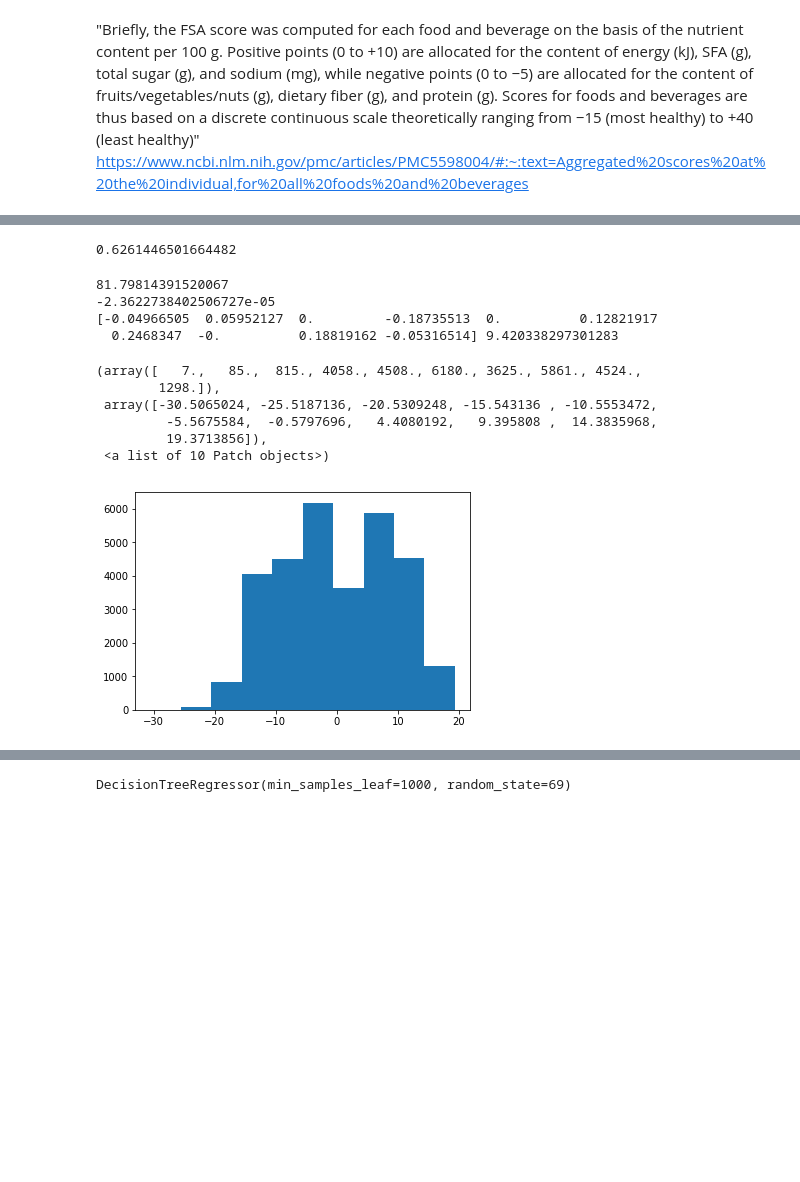
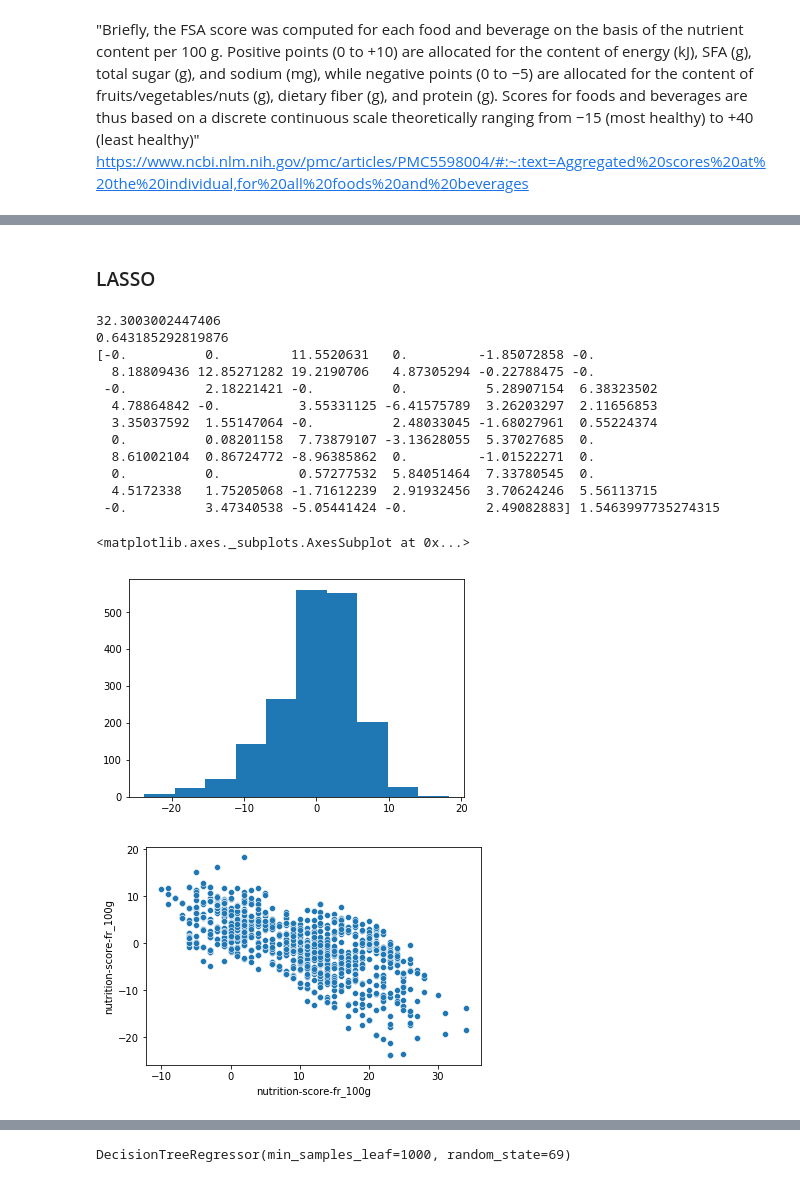
Before and after one commit to gabet2/STAT542, a Jupyter notebook: sguo/2_Supervised.ipynb, the cells around one changed output, grey strips where cells are left out. Saved outputs shown, nothing was run; the diff lists cells and outputs as text; code cells hidden in the pictures; blank space fills up the shorter version.

Commit message:
Running supervised algorithms with reduced dataset; LASSO, Random Forest, xgboost are the main ones. Both TFIDF and count vectorizer

```diff
--- a/sguo/2_Supervised.ipynb
+++ b/sguo/2_Supervised.ipynb
@@ -118,0 +149,16 @@ https://www.ncbi.nlm.nih.gov/pmc/articles/PMC5598004/#:~:text=Aggregated%20score
+# %%
+vectorizer = text.TfidfVectorizer(strip_accents="unicode",stop_words=my_stop_words, \
+                                  ngram_range=(1,1),max_features=30, \
+                                  encoding="utf-8", token_pattern=r"(?u)\S\S+")
+# vectorizer = text.CountVectorizer(strip_accents="unicode",stop_words=my_stop_words, \
+#                                   ngram_range=(1,1),max_features=30, \
+#                                   encoding="utf-8", token_pattern=r"(?u)\S\S+")
+vectors = vectorizer.fit_transform(df_clean["ingredients_text"])
+feature_names = vectorizer.get_feature_names()
+# print(len(feature_names))
+dense = vectors.todense()
+
+feature_names = ["ING:"+fn for fn in feature_names]
+df_ingre_features = pd.DataFrame(dense, columns=feature_names)
+
+display(df_ingre_features)
@@ -118,0 +179,6 @@ https://www.ncbi.nlm.nih.gov/pmc/articles/PMC5598004/#:~:text=Aggregated%20score
+# %%
+df_features = pd.concat([df_additive_features, df_ingre_features, df_clean["nutrition-score-fr_100g"]], axis=1)
+df_features=df_features.drop(["ADD:--"],axis=1) # drop this, it's a garbage attribute
+display(df_features)
+# df_features.to_csv("../data/count_features.csv")
+df_features.to_csv("../data/tfidf_features.csv")
@@ -126,8 +205,13 @@ print(min(df_features["nutrition-score-uk_100g"]), max(df_features["nutrition-sc
 # %%
 from sklearn.model_selection import train_test_split
 
-train, test = train_test_split(df_features, test_size=0.3, random_state=69)
+train, test = train_test_split(df_features, test_size=0.15, random_state=69)
 
 print(train.shape, test.shape)
 display(train)
+
+display(df_features.describe())
+
+baseline_mse = np.mean( (test["nutrition-score-fr_100g"] - np.mean(train["nutrition-score-fr_100g"]))**2 )
+print(baseline_mse)
 # %% [output]
@@ -181,36 +261,34 @@ From some quick TSNE of data samples, the separation by nutrition scores seems v
-# %%
-from sklearn.decomposition import TruncatedSVD
-
-tsvd = TruncatedSVD(n_components=10, n_iter=10, random_state=69)
-tsvd.fit(train.iloc[:,:-1])
-print(tsvd.explained_variance_ratio_)
-print(tsvd.explained_variance_ratio_.sum())
-# %% [output]
-0.6261446501664482
+# %% [markdown]
+### LASSO
 # %%
 from sklearn.linear_model import Lasso
 
-X_train_transformed = tsvd.transform(train.iloc[:,:-1])
-X_test_transformed = tsvd.transform(test.iloc[:,:-1])
-
 lasso = Lasso(alpha=0.01, max_iter=1000, tol=1e-4, random_state=69, selection="random")
-lasso.fit(X_train_transformed, train["nutrition-score-uk_100g"])
-lasso_resid = lasso.predict(X_test_transformed)-test["nutrition-score-uk_100g"]
+lasso.fit(train.iloc[:,:-1], train["nutrition-score-fr_100g"])
+lasso_resid = lasso.predict(test.iloc[:,:-1])-test["nutrition-score-fr_100g"]
 
 print(np.mean((lasso_resid)**2) )
-print(lasso.score(X_test_transformed, test["nutrition-score-uk_100g"]))
+print(lasso.score(test.iloc[:,:-1], test["nutrition-score-fr_100g"]))
 print(lasso.coef_, lasso.intercept_)
 
+plt.figure()
 plt.hist(lasso_resid)
+
+plt.figure()
+sns.scatterplot(test["nutrition-score-fr_100g"] , lasso_resid)
 # %% [output]
-81.79814391520067
--2.3622738402506727e-05
-[-0.04966505  0.05952127  0.         -0.18735513  0.          0.12821917
-  0.2468347  -0.          0.18819162 -0.05316514] 9.420338297301283
+32.3003002447406
+0.643185292819876
+[-0.          0.         11.5520631   0.         -1.85072858 -0.
+  8.18809436 12.85271282 19.2190706   4.87305294 -0.22788475 -0.
+ -0.          2.18221421 -0.          0.          5.28907154  6.38323502
+  4.78864842 -0.          3.55331125 -6.41575789  3.26203297  2.11656853
+  3.35037592  1.55147064 -0.          2.48033045 -1.68027961  0.55224374
+  0.          0.08201158  7.73879107 -3.13628055  5.37027685  0.
+  8.61002104  0.86724772 -8.96385862  0.         -1.01522271  0.
+  0.          0.          0.57277532  5.84051464  7.33780545  0.
+  4.5172338   1.75205068 -1.71612239  2.91932456  3.70624246  5.56113715
+ -0.          3.47340538 -5.05441424 -0.          2.49082883] 1.5463997735274315
-(array([   7.,   85.,  815., 4058., 4508., 6180., 3625., 5861., 4524.,
-        1298.]),
- array([-30.5065024, -25.5187136, -20.5309248, -15.543136 , -10.5553472,
-         -5.5675584,  -0.5797696,   4.4080192,   9.395808 ,  14.3835968,
-         19.3713856]),
- <a list of 10 Patch objects>)
+<matplotlib.axes._subplots.AxesSubplot at 0x...>
-[figure, old version]
+[figure, new version]
+[figure, added]
```
Also changed, not shown: parts of 33 cells of this notebook.
